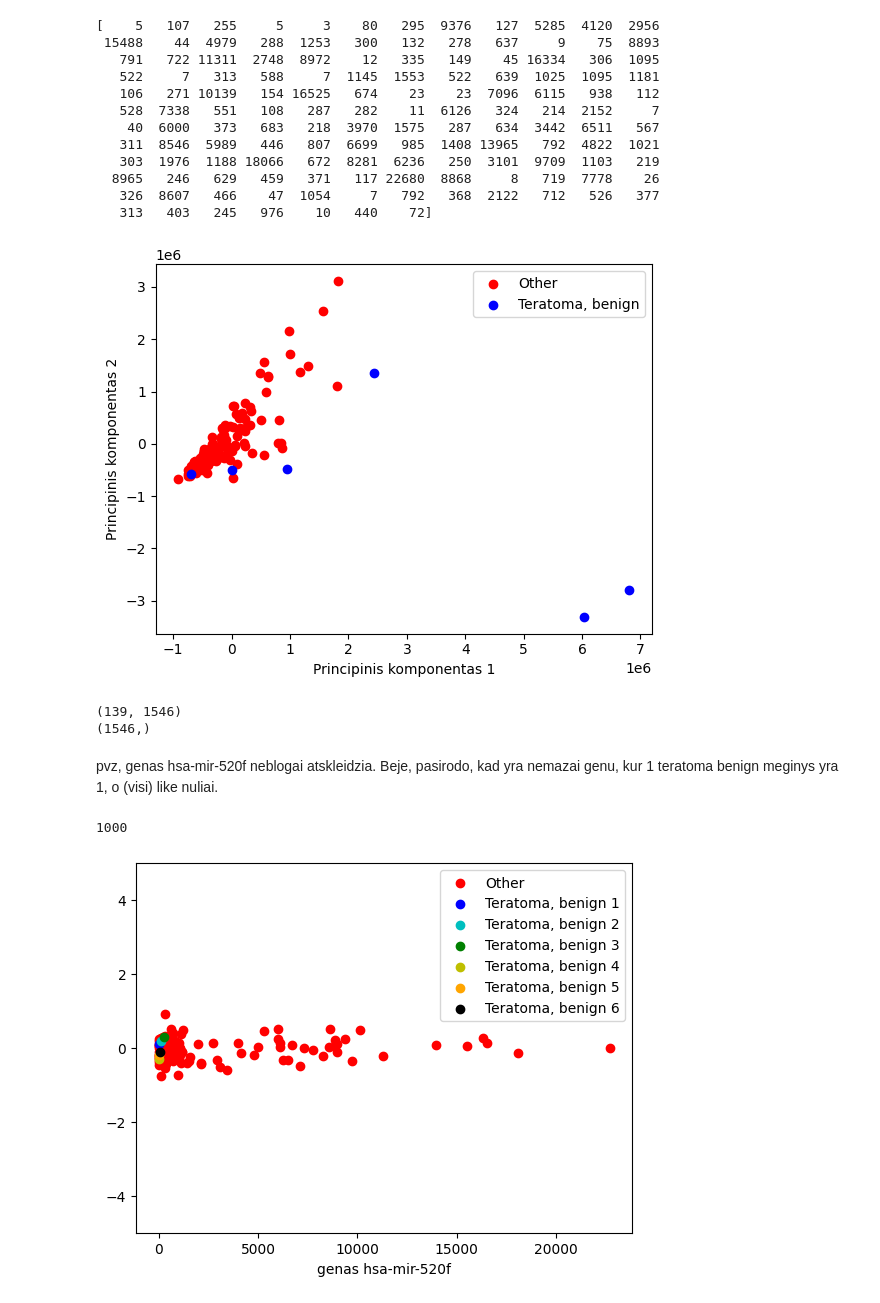
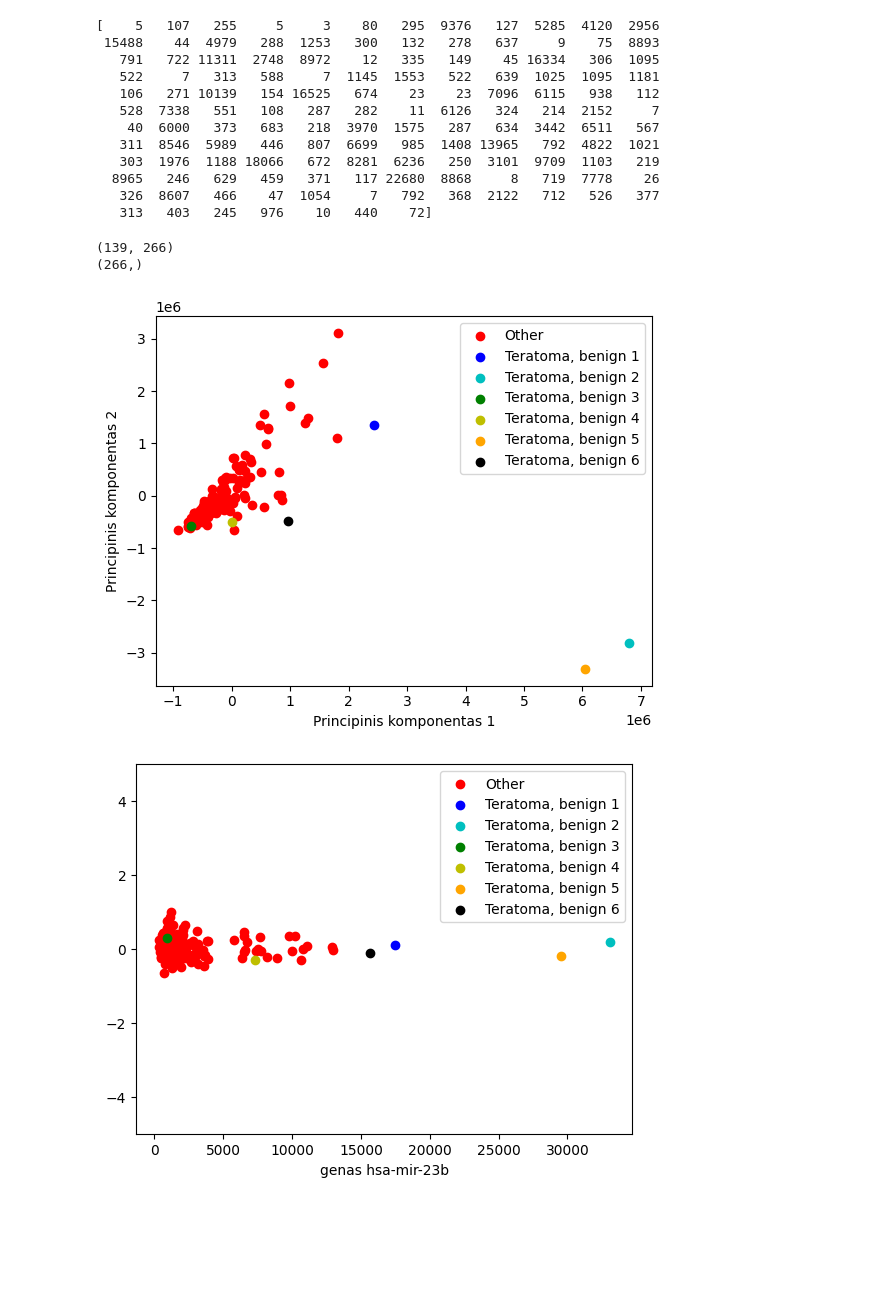
Before and after one commit to Ignas12345/Magistras_knygutes_ir_duomenys, a Jupyter notebook: TCGA_duomenu_apdorojimas.ipynb, the cells around one changed output. Drawn from its saved outputs; the diff is of its cells as text; code cells hidden in the pictures; blank space fills up the shorter version.

```diff
--- a/TCGA_duomenu_apdorojimas.ipynb
+++ b/TCGA_duomenu_apdorojimas.ipynb
@@ -75,16 +75,35 @@ print(filtered_data[1000,:])
   8965   246   629   459   371   117 22680  8868     8   719  7778    26
    326  8607   466    47  1054     7   792   368  2122   712   526   377
    313   403   245   976    10   440    72]
+# %%
+#susicentruojam duomenis, jei reikia
+X = further_filtered_data.T
+gene_ids = further_filtered_gene_names
+#X = X - np.mean(X, axis = 0)
+print(np.shape(X))
+print(np.shape(gene_ids))
+# %% [output]
+(139, 266)
+(266,)
 # %%
 #duomenu "suplokstinimas"/vizualizacija naudojantis principine komponentu analize (PCA)
 pca = PCA(n_components=15)
-pca_data = pca.fit_transform(further_filtered_data.T)
+pca_data = pca.fit_transform(X)
 
-plt.scatter(pca_data[6:139, 0], pca_data[6:139, 1], c = 'r', label = 'Other')
-plt.scatter(pca_data[0:6, 0], pca_data[0:6, 1], c = 'b', label = 'Teratoma, benign')
-plt.xlabel('Principinis komponentas 1')
-plt.ylabel('Principinis komponentas 2')
+comp_1 = 0
+comp_2 = 1
+
+plt.scatter(pca_data[6:139, comp_1], pca_data[6:139, comp_2], c = 'r', label = 'Other')
+plt.scatter(pca_data[0, comp_1], pca_data[0, comp_2], c = 'b', label = 'Teratoma, benign 1')
+plt.scatter(pca_data[1, comp_1], pca_data[1, comp_2], c = 'c', label = 'Teratoma, benign 2')
+plt.scatter(pca_data[2, comp_1], pca_data[2, comp_2], c = 'g', label = 'Teratoma, benign 3')
+plt.scatter(pca_data[3, comp_1], pca_data[3, comp_2], c = 'y', label = 'Teratoma, benign 4')
+plt.scatter(pca_data[4, comp_1], pca_data[4, comp_2], c = 'orange', label = 'Teratoma, benign 5')
+plt.scatter(pca_data[5, comp_1], pca_data[5, comp_2], c = 'k', label = 'Teratoma, benign 6')
+
+plt.xlabel('Principinis komponentas ' +str(comp_1 + 1))
+plt.ylabel('Principinis komponentas ' +str(comp_2 + 1))
 plt.legend()
 plt.show()
 # %% [output]
-[figure, old version]
+[figure, new version]
@@ -98,32 +110,23 @@ plt.show()
-# %%
-#susicentruojam duomenis, jei reikia
-X = filtered_data.T
-gene_ids = filtered_gene_names
-#X = X - np.mean(X, axis = 0)
-print(np.shape(X))
-print(np.shape(gene_ids))
-# %% [output]
-(139, 1546)
-(1546,)
-# %% [markdown]
-pvz, genas hsa-mir-520f neblogai atskleidzia.
-Beje, pasirodo, kad yra nemazai genu, kur 1 teratoma benign meginys yra 1, o (visi) like nuliai.
 # %%
-#i=np.where(gene_ids == 'hsa-mir-520f')[0][0]
-i = 1000
-plt.scatter(X[6:139, i], np.random.normal(scale=0.3, size = len(X[6:139, 0])), c = 'r', label = 'Other')
+#galime patikrinti kaip pavieniu miRNR raiska skiriasi tarp piktybiniu ir nepiktybiniu naviku
 
-plt.scatter(X[0, i], 0.1, c = 'b', label = 'Teratoma, benign 1')
-plt.scatter(X[1, i], 0.2, c = 'c', label = 'Teratoma, benign 2')
-plt.scatter(X[2, i], 0.3, c = 'g', label = 'Teratoma, benign 3')
-plt.scatter(X[3, i], -0.3, c = 'y', label = 'Teratoma, benign 4')
-plt.scatter(X[4, i], -0.2, c = 'orange', label = 'Teratoma, benign 5')
-plt.scatter(X[5, i], -0.1, c = 'k', label = 'Teratoma, benign 6')
+try:
+  #i=np.where(gene_ids == 'hsa-mir-520f')[0][0]
+  i = 109
 
-plt.xlabel('genas ' + str(gene_ids[i]))
-plt.ylim(-5, 5)
-plt.legend()
-plt.show()
+
+  plt.scatter(X[6:139, i], np.random.normal(scale=0.3, size = len(X[6:139, 0])), c = 'r', label = 'Other')
+  plt.scatter(X[0, i], 0.1, c = 'b', label = 'Teratoma, benign 1')
+  plt.scatter(X[1, i], 0.2, c = 'c', label = 'Teratoma, benign 2')
+  plt.scatter(X[2, i], 0.3, c = 'g', label = 'Teratoma, benign 3')
+  plt.scatter(X[3, i], -0.3, c = 'y', label = 'Teratoma, benign 4')
+  plt.scatter(X[4, i], -0.2, c = 'orange', label = 'Teratoma, benign 5')
+  plt.scatter(X[5, i], -0.1, c = 'k', label = 'Teratoma, benign 6')
+  plt.xlabel('genas ' + str(gene_ids[i]))
+  plt.ylim(-5, 5)
+  plt.legend()
+  plt.show()
+except:
+    print('Sitas genas isfiltruotas - reiktu pakeisti X matrica')
 # %% [output]
-1000
-[figure, old version]
+[figure, new version]
```
Also changed, not shown: parts of 8 cells of this notebook.
